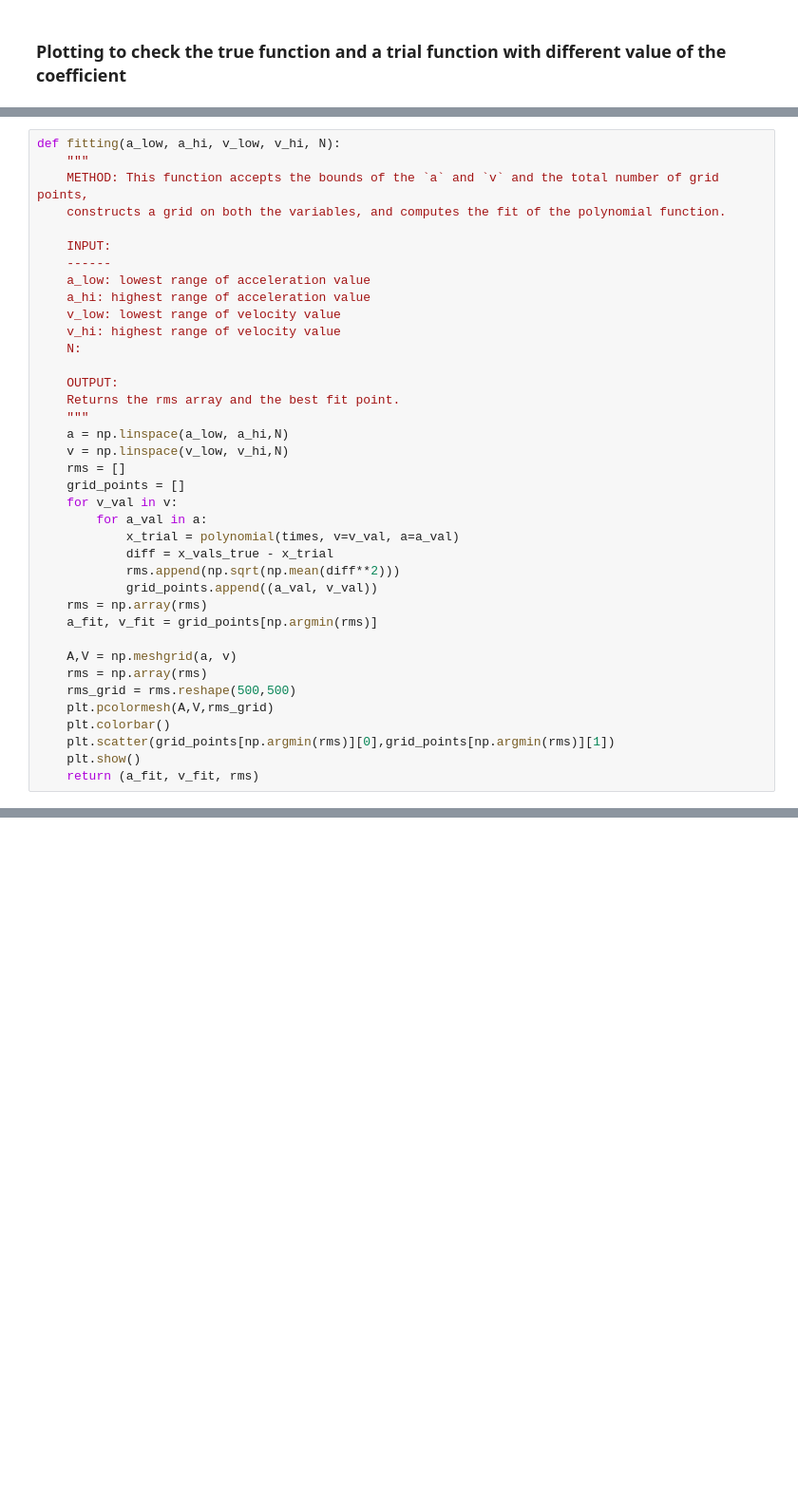
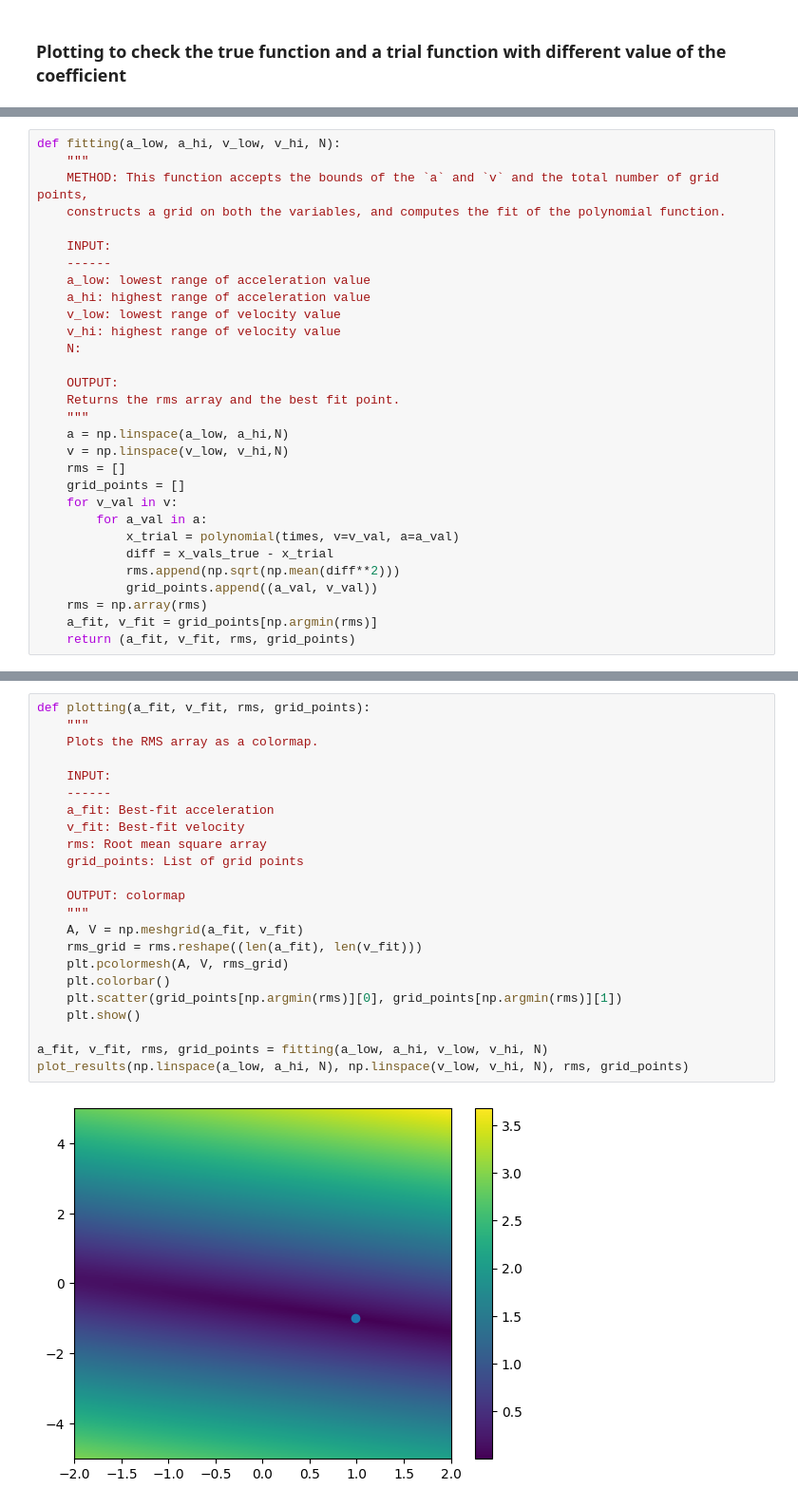
Before and after one commit to bblitz1/practice_codes, a Jupyter notebook: polynomial_fit/work_practice.ipynb, the cells around one changed output, grey strips where cells are left out. Shown at 95% size. Cells and saved outputs as stored; diff of their text form; blank space fills up the shorter version.

Commit message:
added plotting function

```diff
--- a/polynomial_fit/work_practice.ipynb
+++ b/polynomial_fit/work_practice.ipynb
@@ -63,13 +63,5 @@ def fitting(a_low, a_hi, v_low, v_hi, N):
             grid_points.append((a_val, v_val))
     rms = np.array(rms)
     a_fit, v_fit = grid_points[np.argmin(rms)]
-
-    A,V = np.meshgrid(a, v)
-    rms = np.array(rms)
-    rms_grid = rms.reshape(500,500)
-    plt.pcolormesh(A,V,rms_grid)
-    plt.colorbar()
-    plt.scatter(grid_points[np.argmin(rms)][0],grid_points[np.argmin(rms)][1])
-    plt.show()
-    return (a_fit, v_fit, rms)
+    return (a_fit, v_fit, rms, grid_points)
 # %%
@@ -82,0 +87,25 @@ fitting(-2,2,-5,5,500)
+# %%
+def plotting(a_fit, v_fit, rms, grid_points):
+    """
+    Plots the RMS array as a colormap.
+
+    INPUT:
+    ------
+    a_fit: Best-fit acceleration
+    v_fit: Best-fit velocity
+    rms: Root mean square array
+    grid_points: List of grid points
+
+    OUTPUT: colormap
+    """
+    A, V = np.meshgrid(a_fit, v_fit)
+    rms_grid = rms.reshape((len(a_fit), len(v_fit)))
+    plt.pcolormesh(A, V, rms_grid)
+    plt.colorbar()
+    plt.scatter(grid_points[np.argmin(rms)][0], grid_points[np.argmin(rms)][1])
+    plt.show()
+
+a_fit, v_fit, rms, grid_points = fitting(a_low, a_hi, v_low, v_hi, N)
+plot_results(np.linspace(a_low, a_hi, N), np.linspace(v_low, v_hi, N), rms, grid_points)
+# %% [output]
+[figure, added]
```
Also changed, not shown: parts of 2 cells of this notebook, 1 other file.
